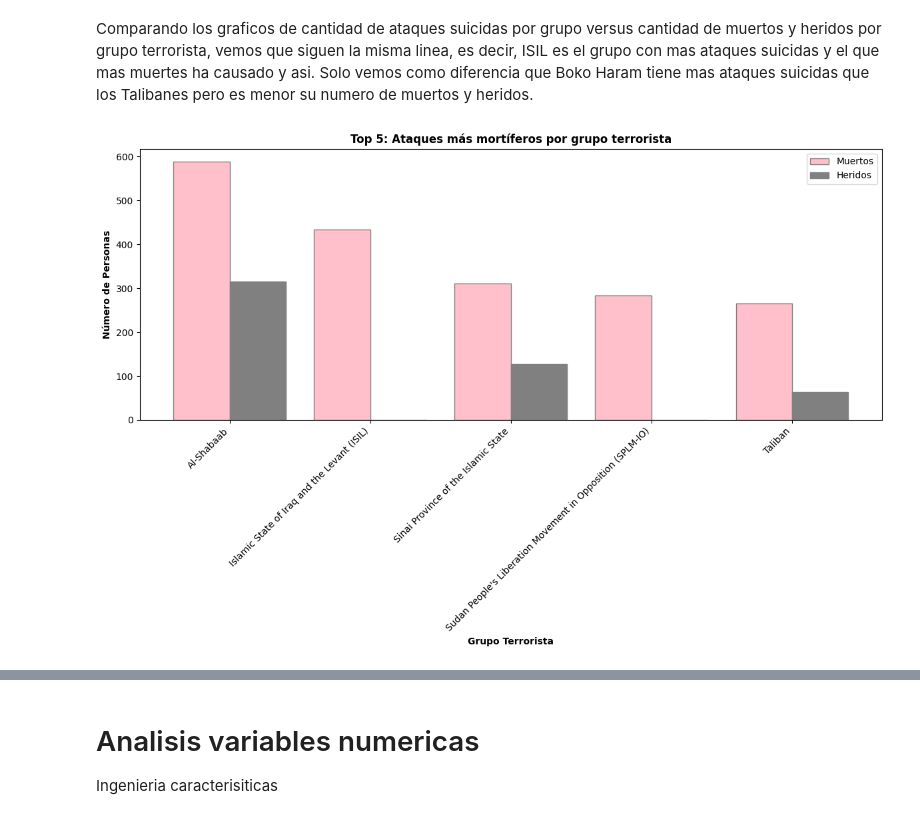
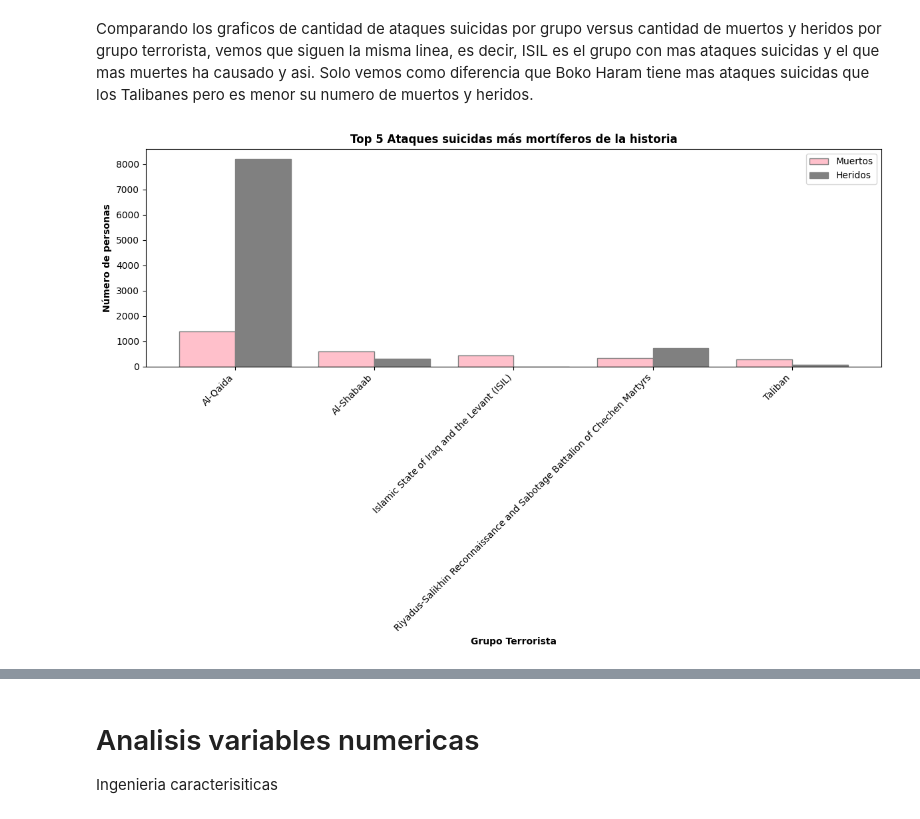
Before and after one commit to 4GeeksAcademy/Trabajo.Final, a Jupyter notebook: src/EDA.ipynb, the cells around one changed output, grey strips where cells are left out. Saved outputs shown, nothing was run; the diff lists cells and outputs as text; code cells hidden in the pictures.

```diff
--- a/src/EDA.ipynb
+++ b/src/EDA.ipynb
@@ -666,11 +686,15 @@ Comparando los graficos de cantidad de ataques suicidas por grupo versus cantida
 # guardo csv para streamlit
 top_5_groups.to_csv('top_5_groups.csv', index=False)
 # %%
+
 # Crear una copia del DataFrame original para trabajar
-data_copy = data_2015.copy()
+data_copy2 = data.copy()
+
+# Filtrar para ataques suicidas solamente
+data_suicide_attacks2 = data_copy2[data_copy2['suicide'] == 1]
 
 # Seleccionar solo las columnas relevantes
-selected_columns = data_copy[['gname', 'nkill', 'nwound']]
+selected_columns = data_suicide_attacks2[['gname', 'nkill', 'nwound']]
 
 # Remover filas con valores NaN en las columnas 'gname' y 'nkill'
 selected_columns = selected_columns.dropna(subset=['gname', 'nkill'])
@@ -684,36 +708,36 @@ selected_columns['nwound'] = selected_columns['nwound'].astype(int)
 
 # Encontrar el ataque más mortífero por cada grupo
 most_deadly_attack_by_group = selected_columns.loc[selected_columns.groupby('gname')['nkill'].idxmax()]
 
 # Ordenar por el número de muertos y seleccionar los 5 principales
 top_5_deadly_attacks = most_deadly_attack_by_group.sort_values(by='nkill', ascending=False).head(5).reset_index(drop=True)
 
 # Graficar los datos
 plt.figure(figsize=(12, 8))
 bar_width = 0.4
 
 # Posiciones para las barras
 r1 = range(len(top_5_deadly_attacks))
 r2 = [x + bar_width for x in r1]
 
 # Crear las barras
 plt.bar(r1, top_5_deadly_attacks['nkill'], color='pink', width=bar_width, edgecolor='grey', label='Muertos')
 plt.bar(r2, top_5_deadly_attacks['nwound'], color='grey', width=bar_width, edgecolor='grey', label='Heridos')
 
 # Añadir etiquetas
 plt.xlabel('Grupo Terrorista', fontweight='bold')
 plt.xticks([r + bar_width/2 for r in range(len(top_5_deadly_attacks))], top_5_deadly_attacks['gname'], rotation=45, ha='right')
-plt.ylabel('Número de Personas', fontweight='bold')
-plt.title('Top 5: Ataques más mortíferos por grupo terrorista', fontweight='bold')
+plt.ylabel('Número de personas', fontweight='bold')
+plt.title('Top 5 Ataques suicidas más mortíferos de la historia', fontweight='bold')
 
 # Añadir leyenda
 plt.legend()
 
 plt.tight_layout()
 # Mostrar gráfico
 plt.show()
 # %% [output]
-[figure, old version]
+[figure, new version]
 # %%
 # guardo para streamlit
 top_5_deadly_attacks.to_csv('top_5_deadly_attacks.csv', index=False)
```
Also changed, not shown: parts of 9 cells of this notebook, 12 other files.
